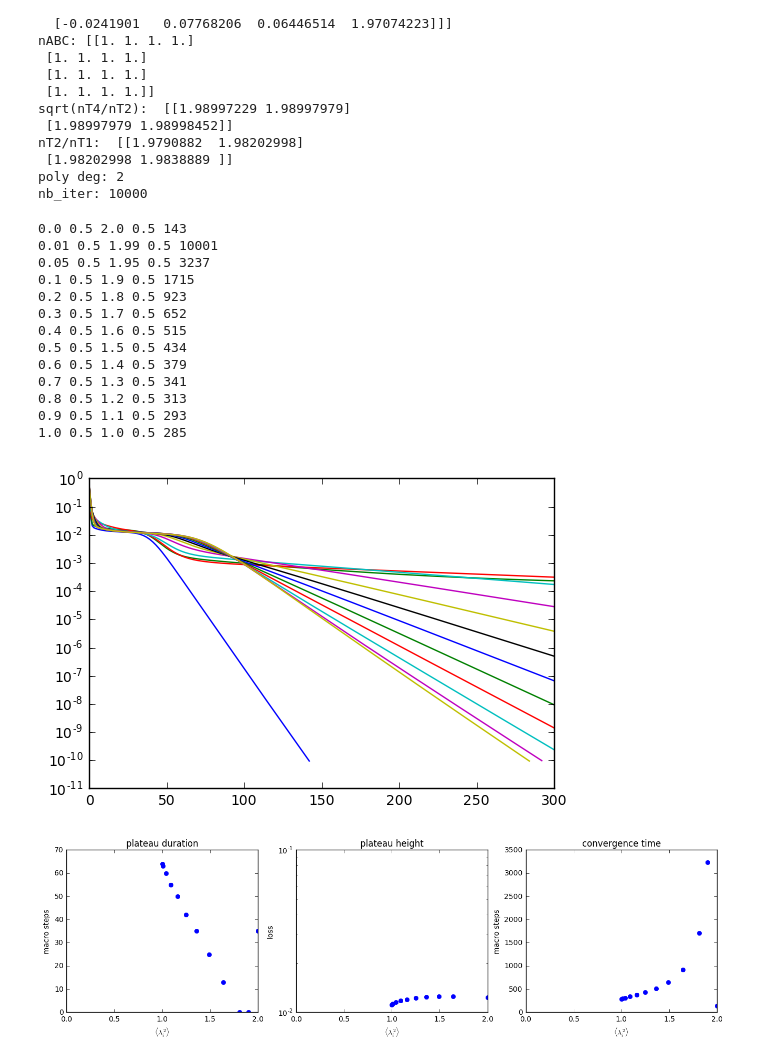
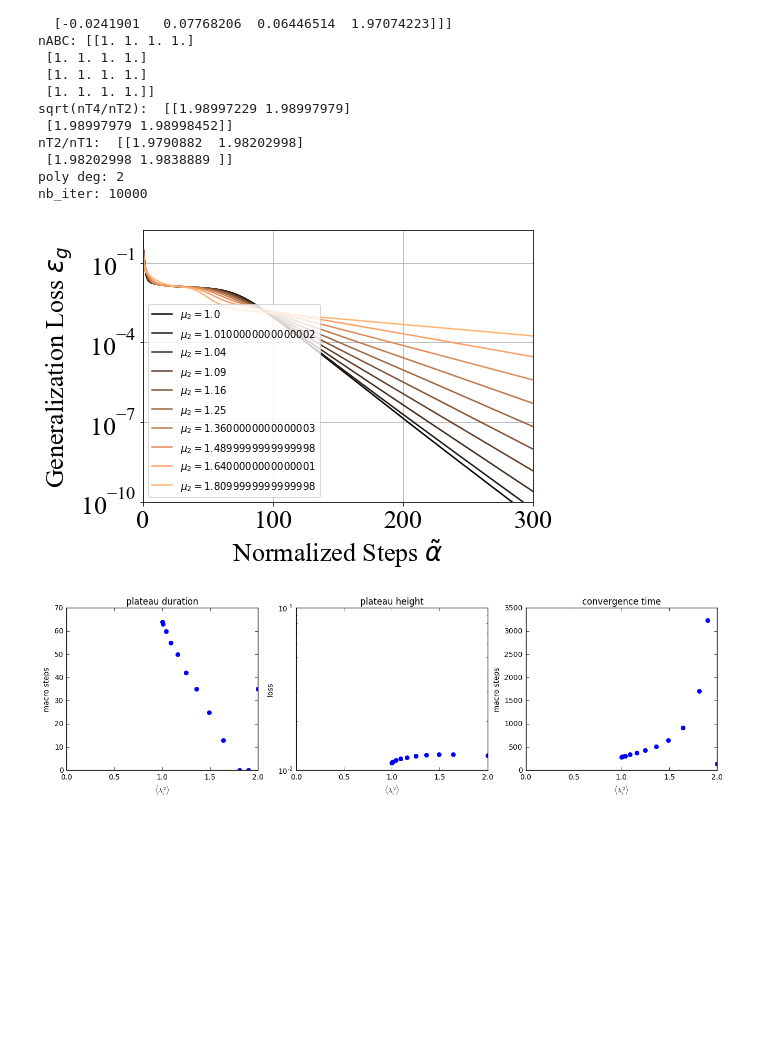
Before and after one commit to yos1up/data-dependence-of-plateau, a Jupyter notebook: three-layer_committee_general_Sigma.ipynb, the cells around one changed output. Drawn from its saved outputs; the diff is of its cells as text; code cells hidden in the pictures; blank space fills up the shorter version.

```diff
--- a/three-layer_committee_general_Sigma.ipynb
+++ b/three-layer_committee_general_Sigma.ipynb
@@ -1029,8 +1092,8 @@ plt.show()
 # %%
 # 生の学習曲線も見ておこう
-pathname = './SCM_erf2_ST_N100_macro_onenonzeroLambda_commonInit/'
-
-for filename in glob.glob(pathname + '*/*.npz'):
+pathname = './three-layer_committee_general_Sigma_results/SCM_erf2_ST_N100_macro_onenonzeroLambda_commonInit/'
+plt.figure(figsize=(7,5))
+for filename in sorted(glob.glob(pathname + '*/*.npz'))[::-1]:
     npz = np.load(filename)
     lam, p = map(float, re.match('.*lam=(.*),p=(.*)/.*', filename).groups())
     if p == 1:
@@ -1038,8 +1101,14 @@ for filename in glob.glob(pathname + '*/*.npz'):
         if opL[-1] != opL[-1] or opL[-1] == np.inf or opL[-1] == -np.inf:
             print('!!', filename, ':diverged')
             continue
-        plt.plot(np.arange(len(opL)), opL)
+        plt.plot(np.arange(len(opL)), opL, c=cm.copper_r(lam), label='$\\mu_1 = {}$'.format(lam))
 plt.yscale('log')
 plt.xscale('log')
+plt.xlabel('Normalized Steps $\\tilde{\\alpha}$')
+plt.ylabel('Generalization Loss $\\varepsilon_g$')
+plt.ylim(1e-10, None)
+plt.grid()
+plt.legend(fontsize=11)
+plt.savefig('./figures/dynamics_with_various_mu1.pdf' , bbox_inches='tight', pad_inches=0) # For Figure
 plt.show()
 # %% [output]
@@ -1330,7 +1399,7 @@ for lam in [[0.01, 1.99]]:#[[1.0, 1.0], [0.9, 1.1], [0.8, 1.2], [0.7, 1.3], [0.6
         substep = 10  # 数値解法が乱れるので・・・（ルンゲクッタでも・・・）
         nrslt = calc_opd_highorder(N, nb_iter, lambdas, eta, mdl=ms, mdl_t=mt, goal_loss=1e-10, ignore_etasq=[True, True], substep=substep)
 
-        pathname = './SCM_erf2_ST_N100_macro_twononzeroLambda_commonInit/lam1={},p1={},lam2={},p2={}'.format(lam1, p1, lam2, p2)
+        pathname = './three-layer_committee_general_Sigma_results/SCM_erf2_ST_N100_macro_twononzeroLambda_commonInit/lam1={},p1={},lam2={},p2={}'.format(lam1, p1, lam2, p2)
         os.makedirs(pathname, exist_ok=True)
         np.savez(pathname+'/{}.npz'.format(i),
                  opL=nrslt['opL'], opQRT=nrslt['opQRT'],
@@ -1360,38 +1429,34 @@ nT2/nT1:  [[1.9790882  1.98202998]
 poly deg: 2
 nb_iter: 10000
 # %%
-pathname = './SCM_erf2_ST_N100_macro_twononzeroLambda_commonInit/'
-
-for filename in glob.glob(pathname + '*/*.npz'):
+pathname = './three-layer_committee_general_Sigma_results/SCM_erf2_ST_N100_macro_twononzeroLambda_commonInit/'
+plt.figure(figsize=(7,5))
+for filename in sorted(glob.glob(pathname + '*/*.npz'))[::-1]:
     npz = np.load(filename)
-    lam1, p1, lam2, p2 = map(float, re.match('.*lam1=(.*),p1=(.*),lam2=(.*),p2=(.*)/.*', filename).groups())
-    if p1 == 0.5 and p2 == 0.5:# and lam1 > 0:
+    re_match = re.match('.*lam1=(.*),p1=(.*),lam2=(.*),p2=(.*)/.*', filename)
+    if re_match is None: continue
+    lam1, p1, lam2, p2 = map(float, re_match.groups())
+    mu2 = lam1**2 * p1 + lam2**2 * p2
+    if p1 == 0.5 and p2 == 0.5 and lam1 > 0.09:
         opL = npz['opL']
         if opL[-1] != opL[-1] or opL[-1] == np.inf or opL[-1] == -np.inf:
             print('!!', filename, ':diverged')
             continue
-        plt.plot(np.arange(len(opL)), opL)
-        print(lam1,p1,lam2,p2, len(opL))
+        plt.plot(np.arange(len(opL)), opL, c=cm.copper(lam2 - 1), label='$\\mu_2={}$'.format(mu2))
+        # print(lam1,p1,lam2,p2, len(opL))
 plt.yscale('log')
 # plt.ylim(1e-4, 1e0)
 # plt.xscale('log')
 plt.xlim(0, 300)
+plt.xlabel('Normalized Steps $\\tilde{\\alpha}$')
+plt.ylabel('Generalization Loss $\\varepsilon_g$')
+plt.ylim(1e-10, None)
+plt.grid()
+plt.legend(fontsize=10, loc='best')
+# plt.savefig('./figures/dynamics_with_various_mu2.pdf') # For Figure
 plt.show()
 # %% [output]
-0.0 0.5 2.0 0.5 143
-0.01 0.5 1.99 0.5 10001
-0.05 0.5 1.95 0.5 3237
-0.1 0.5 1.9 0.5 1715
-0.2 0.5 1.8 0.5 923
-0.3 0.5 1.7 0.5 652
-0.4 0.5 1.6 0.5 515
-0.5 0.5 1.5 0.5 434
-0.6 0.5 1.4 0.5 379
-0.7 0.5 1.3 0.5 341
-0.8 0.5 1.2 0.5 313
-0.9 0.5 1.1 0.5 293
-1.0 0.5 1.0 0.5 285
-[figure, old version]
+[figure, new version]
 # %%
 # 一応，プラトーの長さを定量しておこう．
 m2_list, h_list, d_list, t_list = [], [], [], []
```
Also changed, not shown: parts of 59 cells of this notebook, 5 other files.
